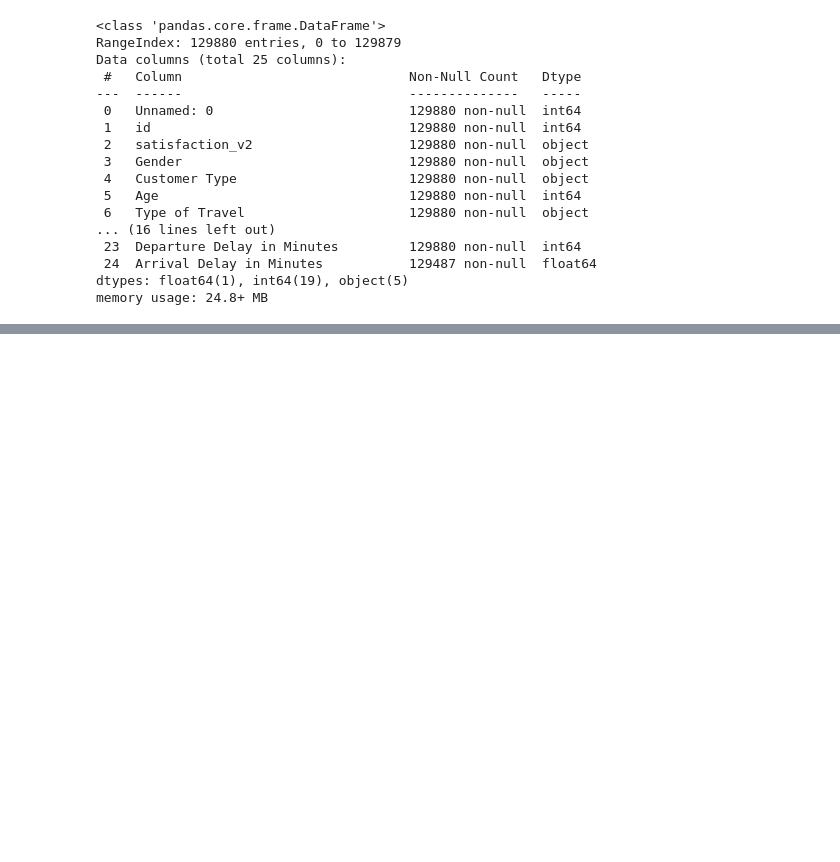
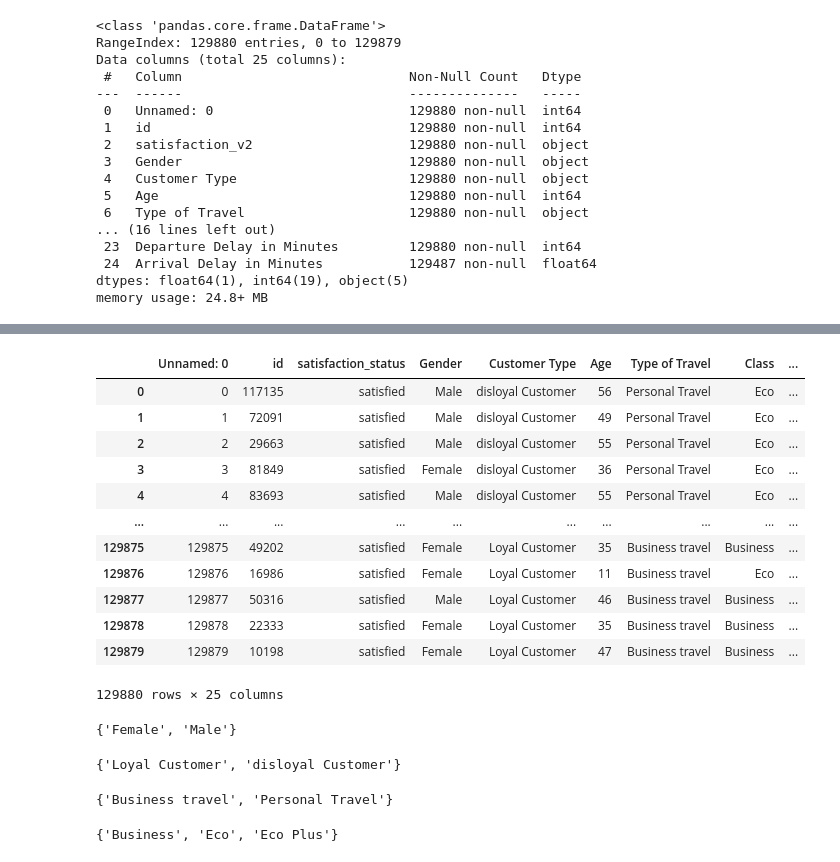
Before and after one commit to pasan-nadeeja-dev/Airplane-Passenger-Satisfaction, a Jupyter notebook: Airplane_Passenger_Satisfaction.ipynb, the cells around one changed output, grey strips where cells are left out. Drawn from its saved outputs; the diff is of its cells as text; code cells hidden in the pictures; blank space fills up the shorter version.

```diff
--- a/Airplane_Passenger_Satisfaction.ipynb
+++ b/Airplane_Passenger_Satisfaction.ipynb
@@ -104,0 +85,32 @@ memory usage: 24.8+ MB
+# %%
+# display all the result in a cell
+from IPython.core.interactiveshell import InteractiveShell
+InteractiveShell.ast_node_interactivity = "all"
+
+# Rename satisfaction_v2 column to satisfaction_status
+df_original_v3_copy.rename(columns = {"satisfaction_v2": "satisfaction_status"}, inplace=True)
+display(df_original_v3_copy)
+
+# Category variable unique values
+set(df_original_v3_copy['Gender'])
+set(df_original_v3_copy['Customer Type'])
+set(df_original_v3_copy['Type of Travel'])
+set(df_original_v3_copy['Class'])
+# %% [output]
+|  | Unnamed: 0 | id | satisfaction_status | Gender | Customer Type | Age | Type of Travel | Class | ... |
+| 0 | 0 | 117135 | satisfied | Male | disloyal Customer | 56 | Personal Travel | Eco | ... |
+| 1 | 1 | 72091 | satisfied | Male | disloyal Customer | 49 | Personal Travel | Eco | ... |
+| 2 | 2 | 29663 | satisfied | Male | disloyal Customer | 55 | Personal Travel | Eco | ... |
+| 3 | 3 | 81849 | satisfied | Female | disloyal Customer | 36 | Personal Travel | Eco | ... |
+| 4 | 4 | 83693 | satisfied | Male | disloyal Customer | 55 | Personal Travel | Eco | ... |
+| ... | ... | ... | ... | ... | ... | ... | ... | ... | ... |
+| 129875 | 129875 | 49202 | satisfied | Female | Loyal Customer | 35 | Business travel | Business | ... |
+| 129876 | 129876 | 16986 | satisfied | Female | Loyal Customer | 11 | Business travel | Eco | ... |
+| 129877 | 129877 | 50316 | satisfied | Male | Loyal Customer | 46 | Business travel | Business | ... |
+| 129878 | 129878 | 22333 | satisfied | Female | Loyal Customer | 35 | Business travel | Business | ... |
+| 129879 | 129879 | 10198 | satisfied | Female | Loyal Customer | 47 | Business travel | Business | ... |
+129880 rows × 25 columns
+{'Female', 'Male'}
+{'Loyal Customer', 'disloyal Customer'}
+{'Business travel', 'Personal Travel'}
+{'Business', 'Eco', 'Eco Plus'}
```
Also changed, not shown: parts of 17 cells of this notebook.
